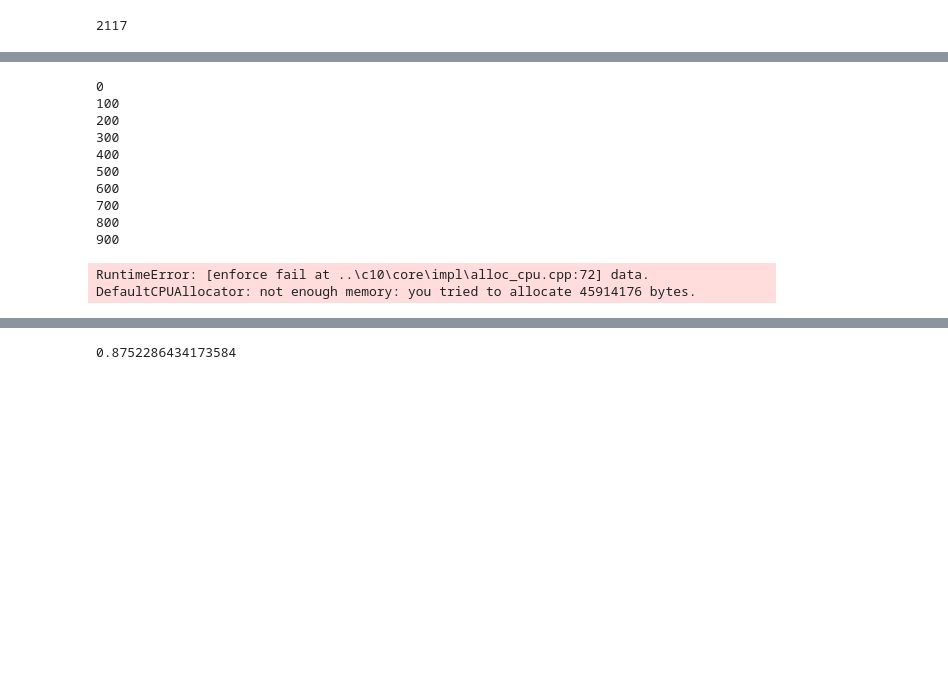
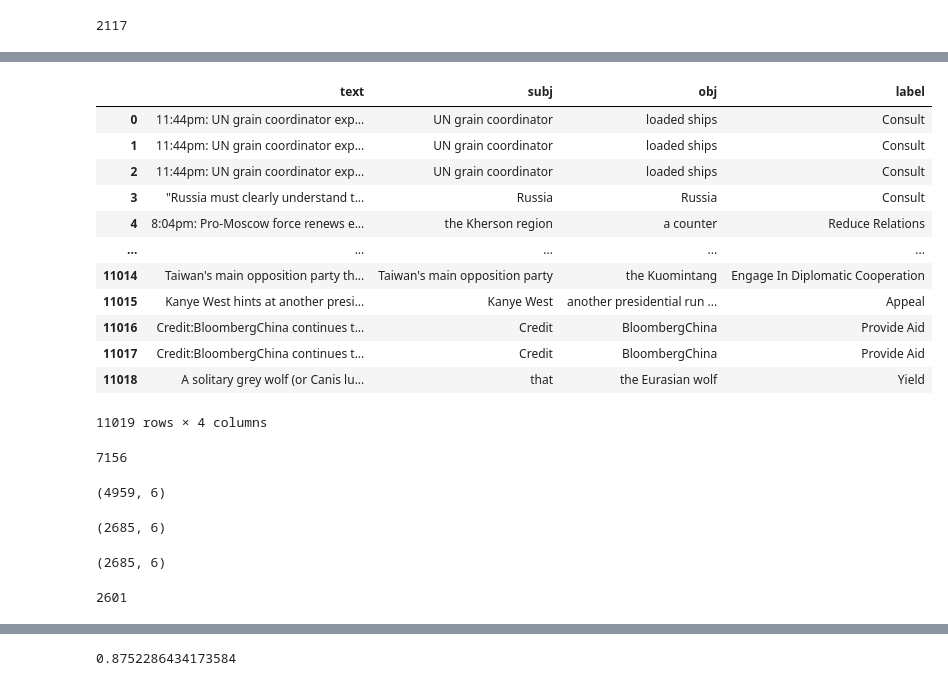
Before and after one commit to valentinwerner1/Thesis_RelationExtraction_PoliticsNews, a Jupyter notebook: soft_data/test_2.ipynb, the cells around one changed output, grey strips where cells are left out. Drawn from its saved outputs; the diff is of its cells as text; code cells hidden in the pictures; blank space fills up the shorter version.

```diff
--- a/soft_data/test_2.ipynb
+++ b/soft_data/test_2.ipynb
@@ -844,0 +875,9 @@ huh.text.nunique()
+# %%
+import re
+#split combined triplets into single triplets
+new = []
+for row in df.iterrows():
+    split = re.split("<\w*>", row[1]["label"])[1:] #first one is empty
+    for i in range(int(len(split)/3)): #always pairs of 3
+        sub = split[i*3:i*3+3]
+        new.append([row[1]["text"], sub[0].lstrip().rstrip(), sub[1].lstrip().rstrip(), sub[2].lstrip().rstrip()])
@@ -845,2 +886,22 @@ huh.text.nunique()
+# %%
+huh
+# %% [output]
+|  | text | subj | obj | label |
+| 0 | 11:44pm: UN grain coordinator exp... | UN grain coordinator | loaded ships | Consult |
+| 1 | 11:44pm: UN grain coordinator exp... | UN grain coordinator | loaded ships | Consult |
+| 2 | 11:44pm: UN grain coordinator exp... | UN grain coordinator | loaded ships | Consult |
+| 3 | "Russia must clearly understand t... | Russia | Russia | Consult |
+| 4 | 8:04pm: Pro-Moscow force renews e... | the Kherson region | a counter | Reduce Relations |
+| ... | ... | ... | ... | ... |
+| 11014 | Taiwan's main opposition party th... | Taiwan's main opposition party | the Kuomintang | Engage In Diplomatic Cooperation |
+| 11015 | Kanye West hints at another presi... | Kanye West | another presidential run ... | Appeal |
+| 11016 | Credit:BloombergChina continues t... | Credit | BloombergChina | Provide Aid |
+| 11017 | Credit:BloombergChina continues t... | Credit | BloombergChina | Provide Aid |
+| 11018 | A solitary grey wolf (or Canis lu... | that | the Eurasian wolf | Yield |
+11019 rows × 4 columns
+# %%
+huh.text.nunique()
+# %% [output]
+7156
 # %%
 from transformers import AutoModelForSequenceClassification, AutoTokenizer
@@ -859,7 +925,7 @@ for row in huh.iterrows():
     # run through model pre-trained on MNLI
     x = tokenizer.encode(premise, hypothesis, return_tensors='pt',
                         truncation_strategy='only_first')
-    logits = nli_model(x)[0]
+    logits = nli_model(x.to(device))[0]
 
     # we throw away "neutral" (dim 1) and take the probability of
     # "entailment" (2) as the probability of the label being true
@@ -868,18 +934,6 @@ for row in huh.iterrows():
     prob_label_is_true = probs[:,1]
 
     probs_l.append([row[0], prob_label_is_true.item()])
-    if row[0] % 100 == 0: print(row[0])
+if device != "cpu": torch.cuda.empty_cache()
-# %% [output]
-0
-100
-200
-300
-400
-500
-600
-700
-800
-900
-RuntimeError: [enforce fail at ..\c10\core\impl\alloc_cpu.cpp:72] data. DefaultCPUAllocator: not enough memory: you tried to allocate 45914176 bytes.
 # %%
 huh = pd.merge(huh.reset_index(), pd.DataFrame(probs_l, columns = ["index", "prob"]), on = "index")
@@ -886,5 +941,19 @@ huh = pd.merge(huh.reset_index(), pd.DataFrame(probs_l, columns = ["index", "pro
 # %%
 dec = huh[huh.prob < 0.7]
+dec.shape
+# %% [output]
+(4959, 6)
 # %%
 keep = huh[huh.prob > 0.7]
+keep.shape
+# %% [output]
+(2685, 6)
+# %%
+keep.shape
+# %% [output]
+(2685, 6)
+# %%
+keep.text.nunique()
+# %% [output]
+2601
 # %%
```
Also changed, not shown: parts of 21 cells of this notebook, 5 other files.
